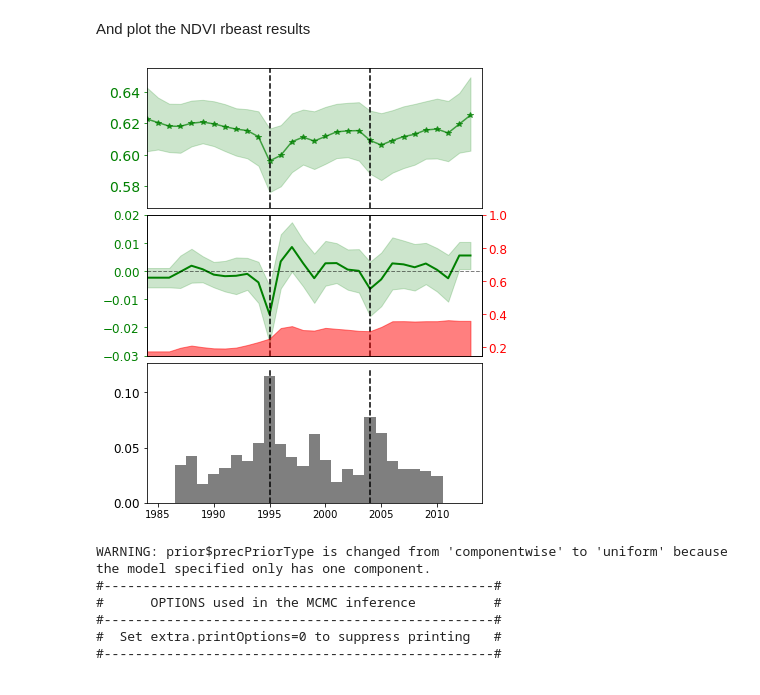
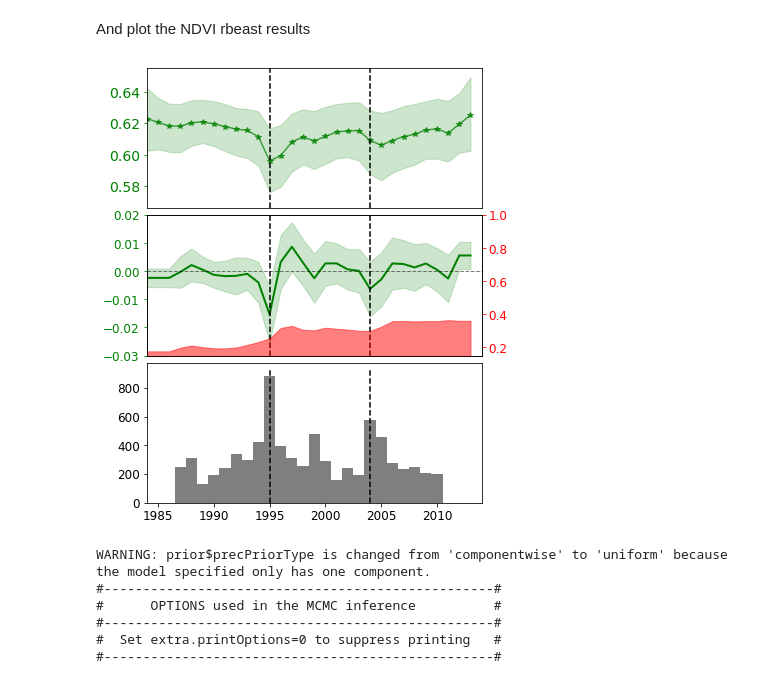
Before and after one commit to hamiddashti/greeness, a Jupyter notebook: codes/src/analyses_v4.ipynb, the cells around one changed output. Cells and saved outputs as stored; diff of their text form; code cells hidden in the pictures.

```diff
--- a/codes/src/analyses_v4.ipynb
+++ b/codes/src/analyses_v4.ipynb
@@ -507,36 +559,37 @@ ax[1].set_xlim(1984, 2014)
 ax[1].tick_params(axis="y", colors="green")
 ax[1].vlines(most_common_years,
              ax[1].get_ylim()[0],
              ax[1].get_ylim()[1],
              color="black",
              linestyle="--")
 ax[1].axhline(0, color="black", linestyle="--", linewidth=1,alpha=0.5)
 ax[1].tick_params(axis="y",labelsize=12)
 
 ax02 = ax[1].twinx()
 ax02.fill_between(t, 0, slp_pos_mean, color="red", alpha=0.5)
 ax02.set_ylim(0.15, 1)
 ax02.tick_params(axis="y", colors="red",labelsize=12)
 # ax02.set_ylabel("Prob of positive\nslope", fontsize=14)
 
 
 bin_centers = t[:-1] + np.diff(t) / 2
 bin_edges = np.concatenate(
     ([t[0] - (t[1] - t[0]) / 2], bin_centers, [t[-1] + (t[1] - t[0]) / 2]))
-ax[2].hist(cp_ndvi, bins=bin_edges, color="black", alpha=0.5,density=True)
+ax[2].hist(cp_ndvi, bins=bin_edges, color="black", alpha=0.5)
 # ax[2].set_ylabel("Frequency of\ndetected CPs", fontsize=14, color="black")
 ax[2].set_xlim(1984, 2014)
 ax[2].vlines(most_common_years,
              ax[2].get_ylim()[0],
              ax[2].get_ylim()[1],
              color="black",
              linestyle="--")
-ax[2].tick_params(axis="y",labelsize=12)
+ax[2].tick_params(axis="both",labelsize=12)
+# ax[2].tick_params(axis="x",labelsize=13)
 
 fig.align_ylabels()
 plt.savefig("../manuscript/figures/NDVI_dynamics.png", bbox_inches="tight", pad_inches=0.1)
 # %% [output]
-[figure, old version]
+[figure, new version]
 # %%
 # Extract land cover time series over disturbed pixels and fit Rbeast
 
```
Also changed, not shown: parts of 4 cells of this notebook, 1 other file.
